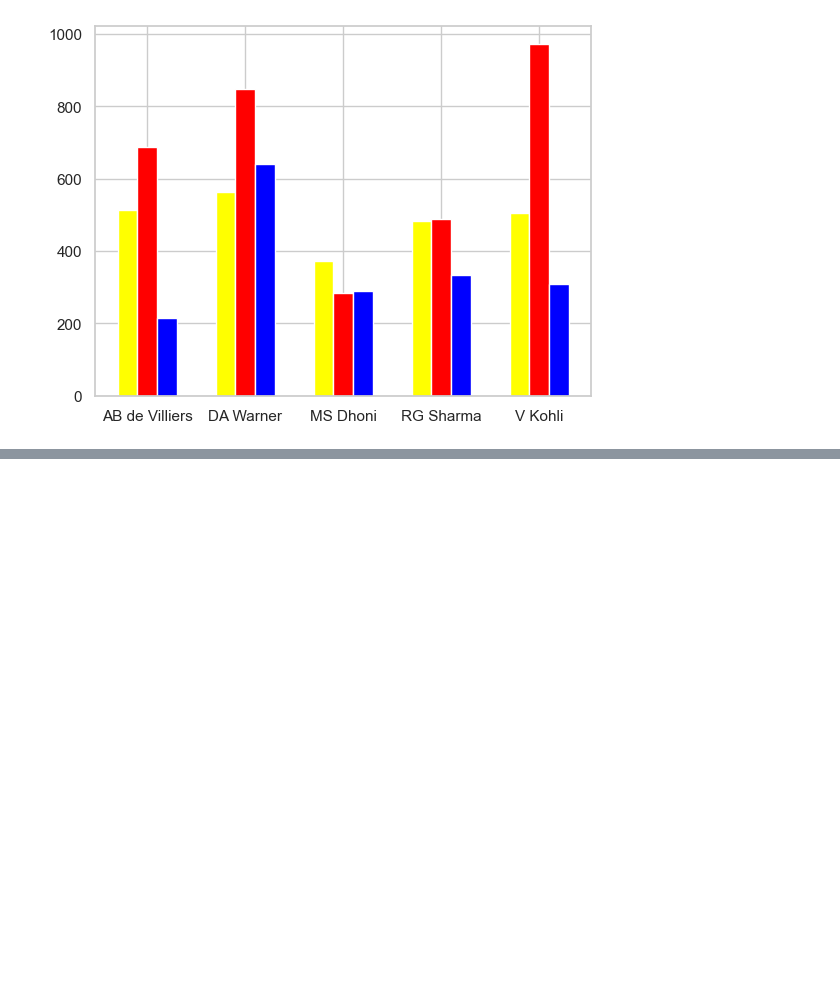
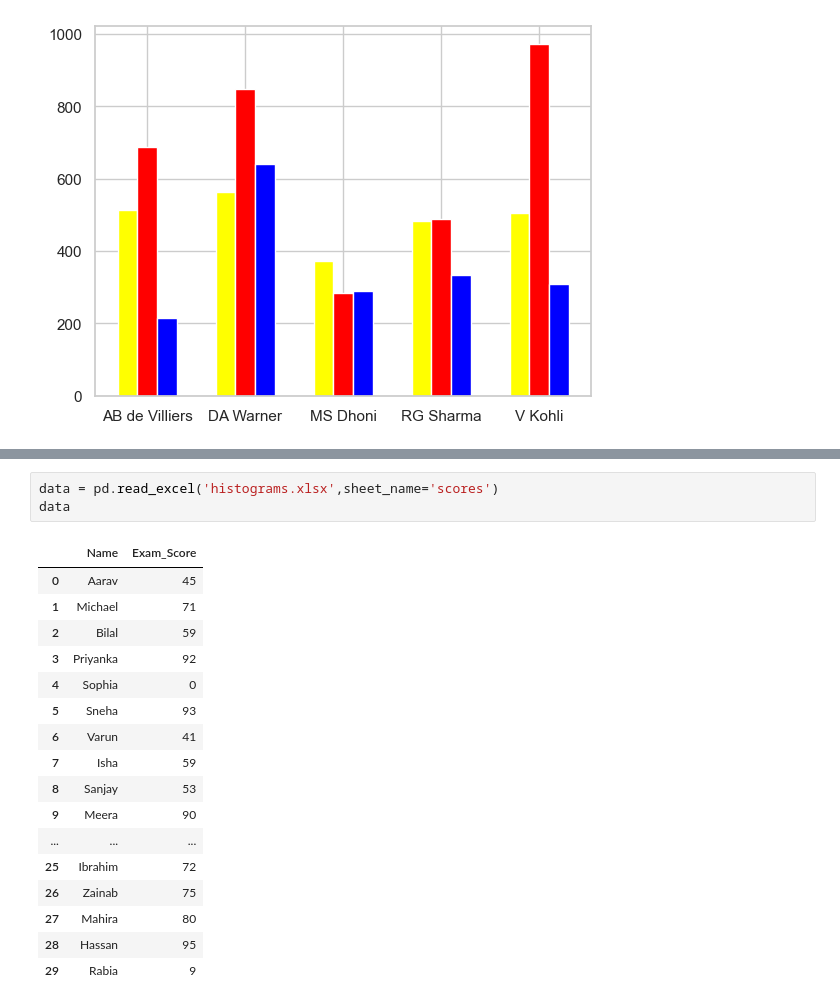
Before and after one commit to redwanhasan07208212/python-basic, a Jupyter notebook: Class_8/matplot.ipynb, the cells around one changed output, grey strips where cells are left out. Drawn from its saved outputs; the diff is of its cells as text; blank space fills up the shorter version.

```diff
--- a/Class_8/matplot.ipynb
+++ b/Class_8/matplot.ipynb
@@ -333,0 +344,21 @@ plt.show()
+# %%
+data = pd.read_excel('histograms.xlsx',sheet_name='scores')
+data
+# %% [output]
+|  | Name | Exam_Score |
+| 0 | Aarav | 45 |
+| 1 | Michael | 71 |
+| 2 | Bilal | 59 |
+| 3 | Priyanka | 92 |
+| 4 | Sophia | 0 |
+| 5 | Sneha | 93 |
+| 6 | Varun | 41 |
+| 7 | Isha | 59 |
+| 8 | Sanjay | 53 |
+| 9 | Meera | 90 |
+| ... | ... | ... |
+| 25 | Ibrahim | 72 |
+| 26 | Zainab | 75 |
+| 27 | Mahira | 80 |
+| 28 | Hassan | 95 |
+| 29 | Rabia | 9 |
```
Also changed, not shown: parts of 2 cells of this notebook, 1 other file.
